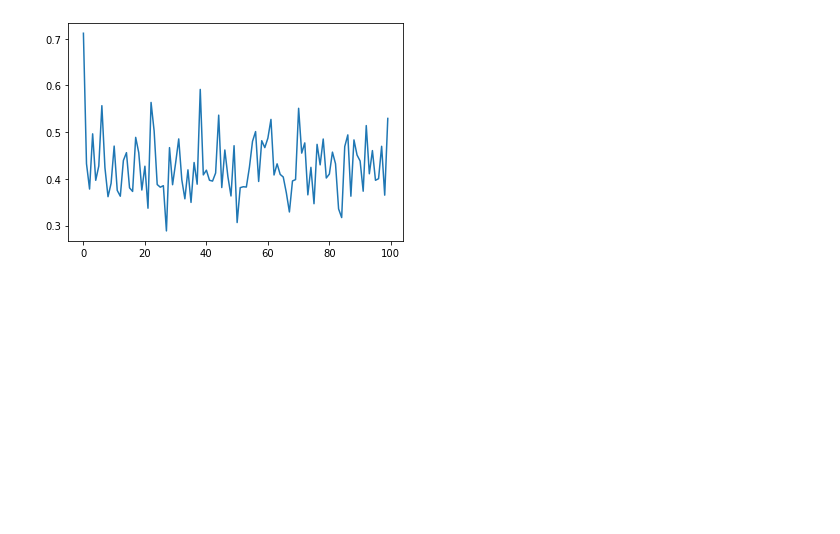
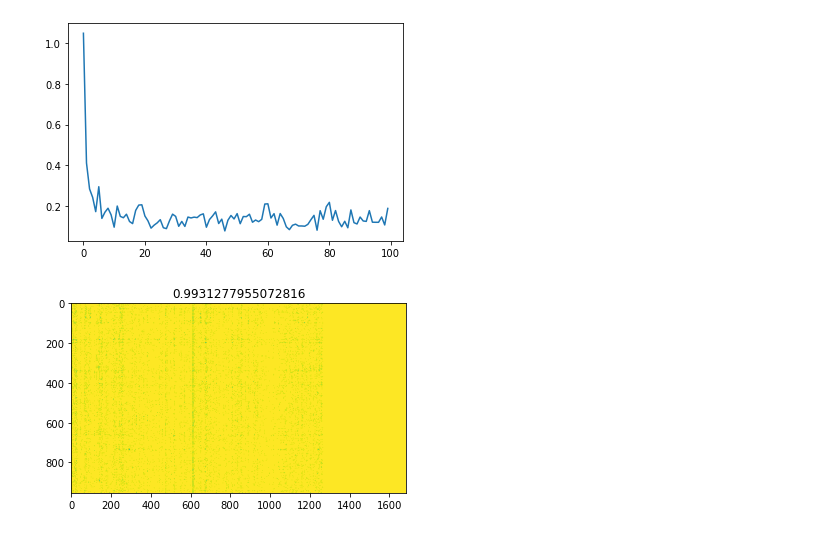
Before and after one commit to Takkoona/fixynergy, a Jupyter notebook: 4_recommender_system.ipynb, the cells around one changed output. Saved outputs shown, nothing was run; the diff lists cells and outputs as text; code cells hidden in the pictures; blank space fills up the shorter version.

Commit message:
Use amino acid instead of mutation

```diff
--- a/4_recommender_system.ipynb
+++ b/4_recommender_system.ipynb
@@ -49,4 +63,7 @@ training_data.fill_underrepresented()
 # %%
+logging.info("Balance value..")
+training_data.fill_underrepresented()
+
 logging.info("Start training")
 
 model.train()
@@ -89,7 +106,7 @@ plt.plot(losses["loss"])
 plt.savefig(TRAINING_LOSSES_PLOT)
 logging.info(f"{TRAINING_LOSSES_PLOT} saved!")
 # %% [output]
-[figure, old version]
+[figure, new version]
 # %%
 logging.info("AA score matrix")
 
@@ -112,3 +130,50 @@ with torch.no_grad():
 aa_scores: pd.DataFrame = pd.concat(aa_scores).reset_index(drop=True)
 aa_scores.to_feather(MUTATION_SCORES_FILE)
 logging.info(f"{MUTATION_SCORES_FILE} saved!")
+# %%
+# The original amino acid per site per sequence
+true_AA = seq_mut.loc[~seq_mut["Accession"].isin(dummy_seq_names)]
+true_AA = true_AA[["Accession", "Protein", "Pos", "AA"]]
+true_AA = true_AA.sort_values(["Accession", "Pos"])
+true_AA = true_AA.reset_index(drop=True)
+# %%
+# One-hot encode of all amino acid
+aa_table = seq_mut[["AA", "AA_idx"]].drop_duplicates()
+aa_table = aa_table.set_index("AA_idx").sort_index()
+aa_table = aa_table["AA"]
+
+# Predicted amino acid scores per site per original sequence
+pred_scores_original = aa_scores.loc[~aa_scores["Accession"].isin(
+    dummy_seq_names)]
+# Convert scores to amino acid using one-hot encode
+with Pool(cpu_count()) as p:
+    pred_AA = p.starmap(
+        func=extract_AA,
+        iterable=((ac, ac_group, aa_table)
+                  for ac, ac_group in pred_scores_original.groupby("Accession", sort=False))
+    )
+    pred_AA = pd.concat(pred_AA)
+    pred_AA = pred_AA.sort_values(["Accession", "Pos"])
+    pred_AA = pred_AA.reset_index(drop=True)
+
+# Make sure 'Accession' and 'Pos' of all original sequences are in the prediction
+assert all(true_AA["Accession"] == pred_AA["Accession"])
+assert all(true_AA["Pos"] == pred_AA["Pos"])
+# %%
+# See if amino acid state of original sequences can be recovered
+pred_true = true_AA["AA"] == pred_AA["AA"]
+pred_true = pd.concat([true_AA["Accession"], true_AA["Pos"], pred_true], axis=1)
+
+plt.imshow(
+    pred_true.pivot_table(
+        index="Accession",
+        columns="Pos",
+        values="AA",
+        sort=False
+    ),
+)
+plt.title(sum(pred_true["AA"]) / len(true_AA))
+plt.show()
+plt.close()
+# %% [output]
+[figure, added]
```
Also changed, not shown: parts of 5 cells of this notebook, 11 other files.
